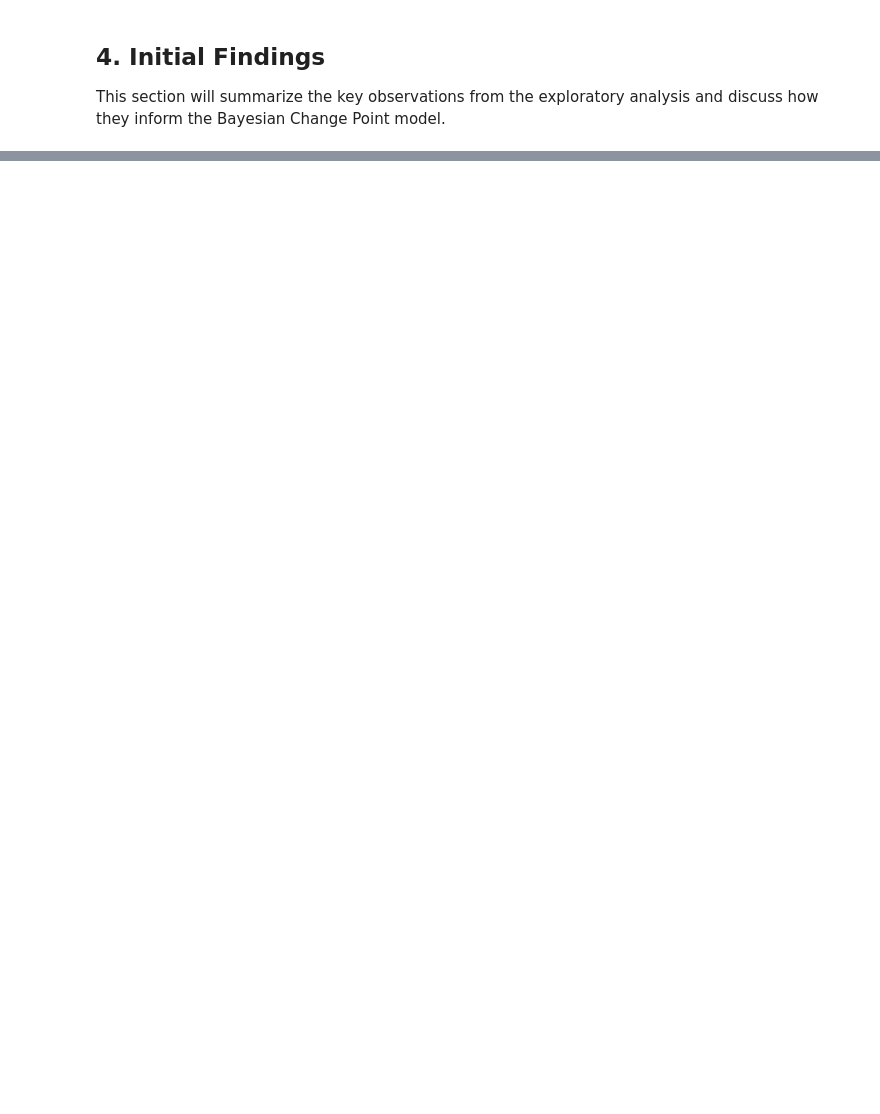
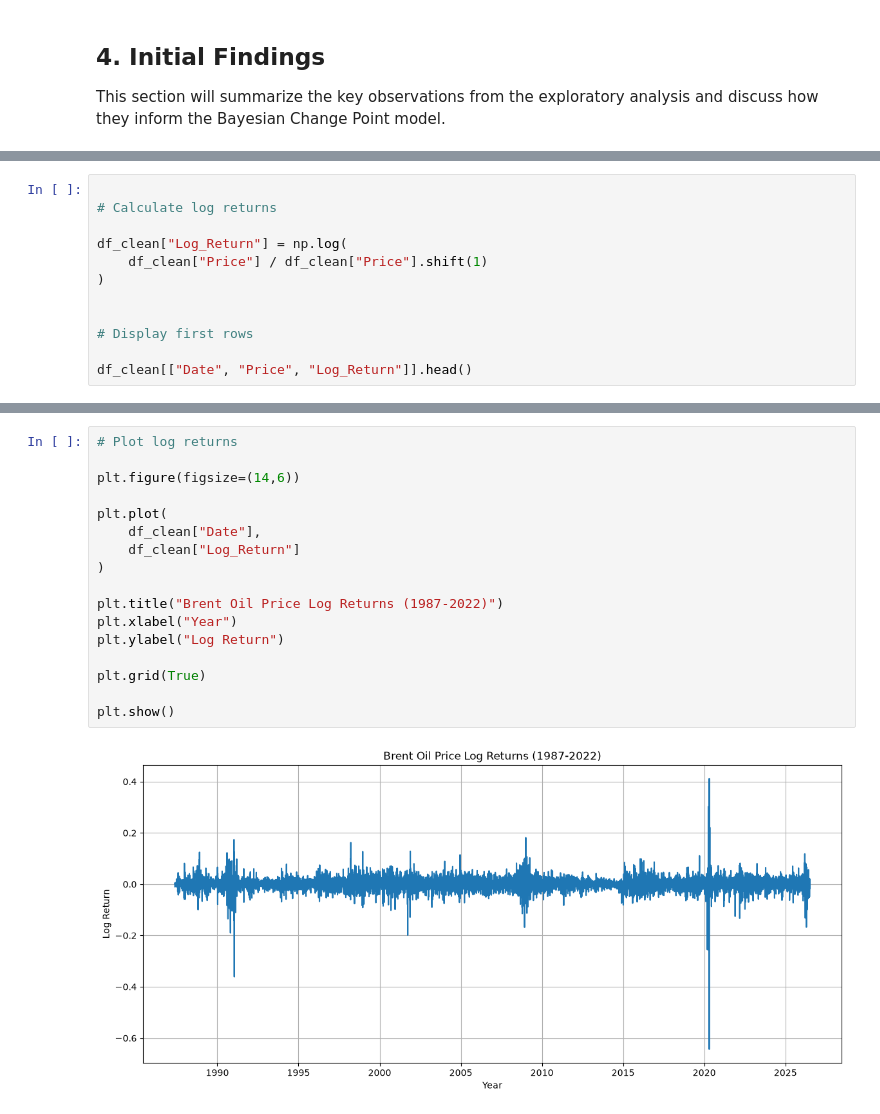
Before and after one commit to Melatabeye/brent-oil-change-point-analysis, a Jupyter notebook: notebooks/01_EDA.ipynb, the cells around one changed output, grey strips where cells are left out. Saved outputs shown, nothing was run; the diff lists cells and outputs as text; blank space fills up the shorter version.

```diff
--- a/notebooks/01_EDA.ipynb
+++ b/notebooks/01_EDA.ipynb
@@ -160,0 +341,12 @@ This section will summarize the key observations from the exploratory analysis a
+# %%
+
+# Calculate log returns
+
+df_clean["Log_Return"] = np.log(
+    df_clean["Price"] / df_clean["Price"].shift(1)
+)
+
+
+# Display first rows
+
+df_clean[["Date", "Price", "Log_Return"]].head()
@@ -160,0 +360,19 @@ This section will summarize the key observations from the exploratory analysis a
+# %%
+# Plot log returns
+
+plt.figure(figsize=(14,6))
+
+plt.plot(
+    df_clean["Date"],
+    df_clean["Log_Return"]
+)
+
+plt.title("Brent Oil Price Log Returns (1987-2022)")
+plt.xlabel("Year")
+plt.ylabel("Log Return")
+
+plt.grid(True)
+
+plt.show()
+# %% [output]
+[figure, added]
```
Also changed, not shown: parts of 18 cells of this notebook, 1 other file.
